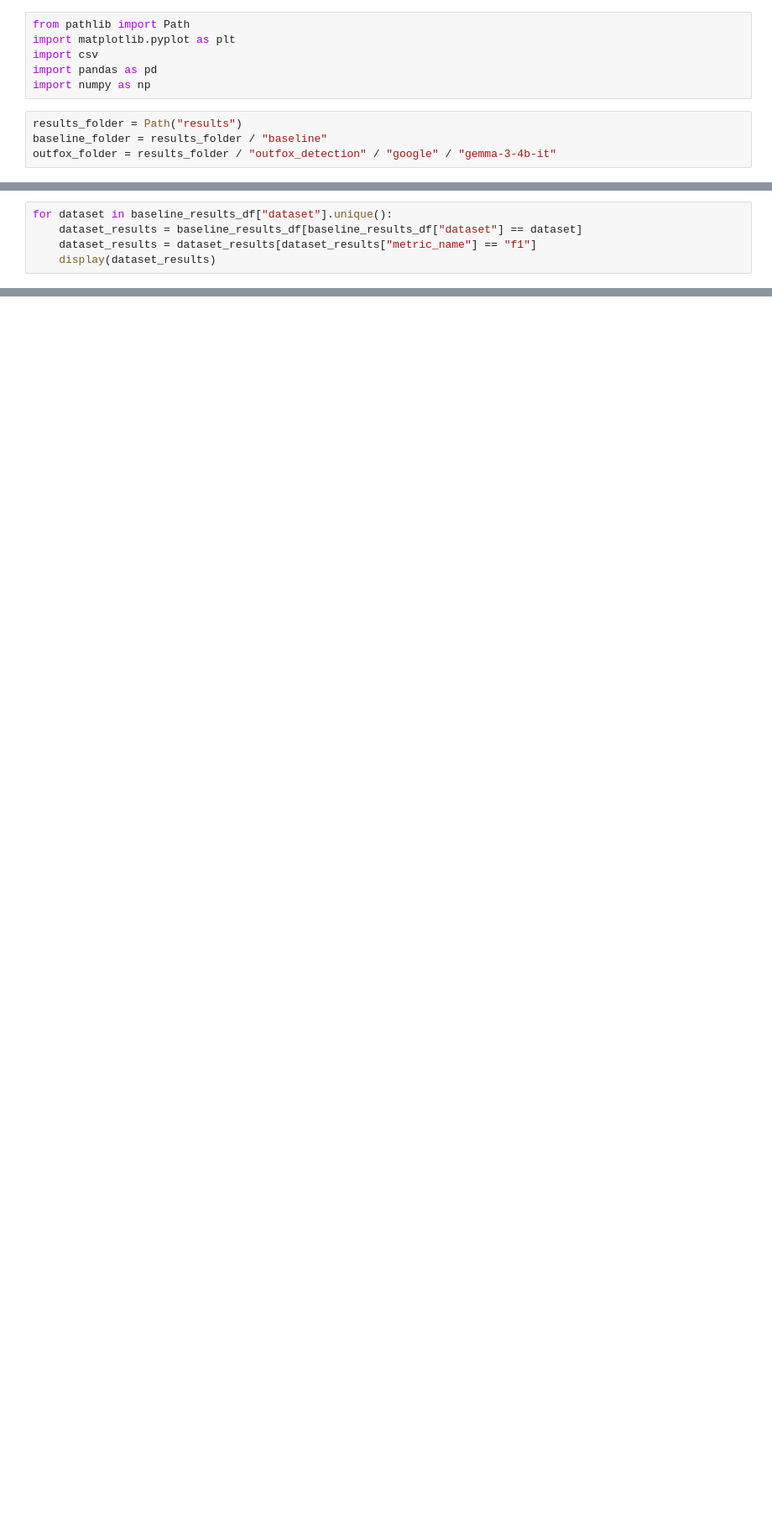
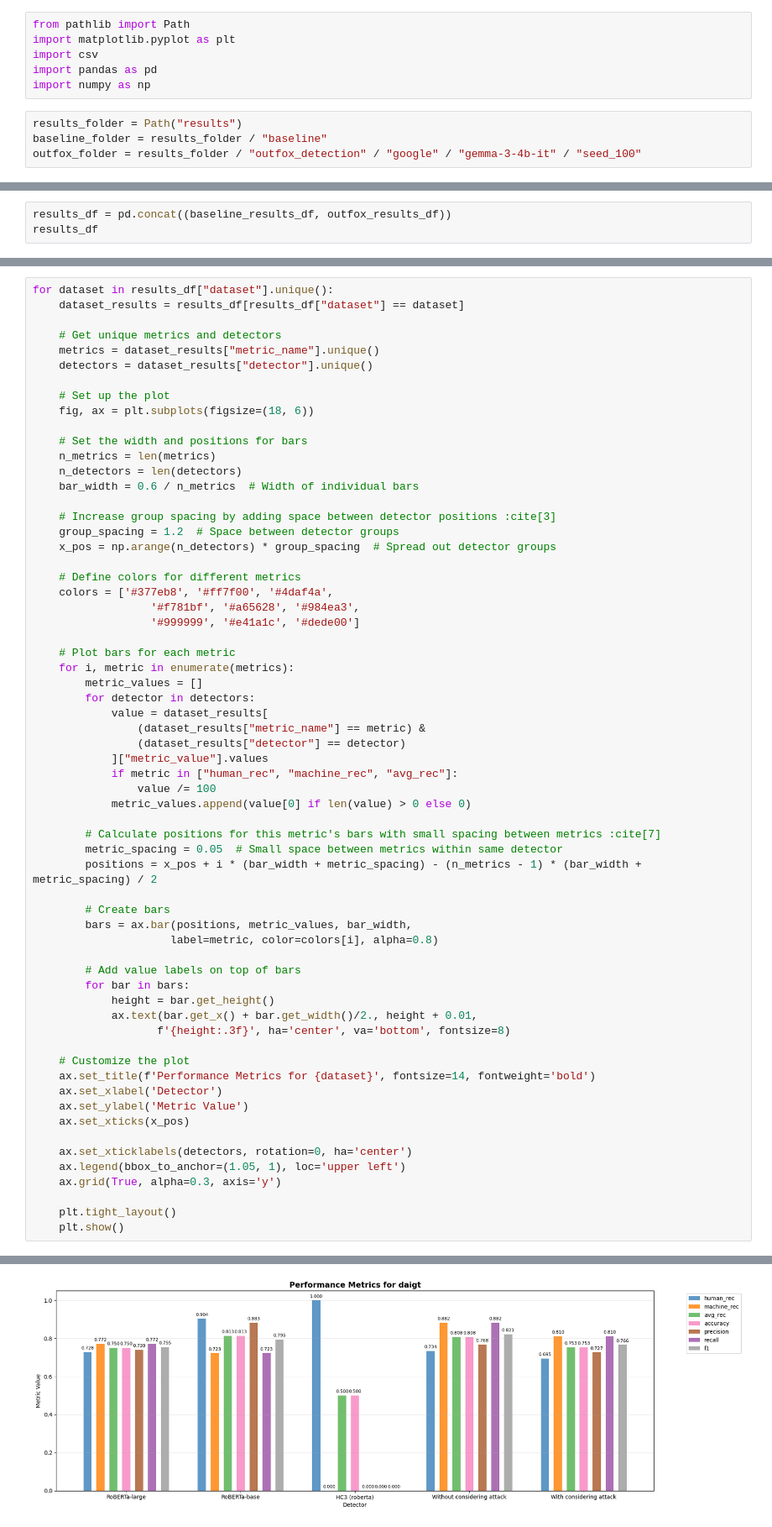
Before and after one commit to juliablbr/outfox, a Jupyter notebook: results.ipynb, the cells around one changed output, grey strips where cells are left out. Shown at 84% size. Cells and saved outputs as stored; diff of their text form; blank space fills up the shorter version.

Commit message:
plot attempt

```diff
--- a/results.ipynb
+++ b/results.ipynb
@@ -7,4 +7,4 @@ import numpy as np
 # %%
 results_folder = Path("results")
 baseline_folder = results_folder / "baseline"
-outfox_folder = results_folder / "outfox_detection" / "google" / "gemma-3-4b-it"
+outfox_folder = results_folder / "outfox_detection" / "google" / "gemma-3-4b-it" / "seed_100"
@@ -39,0 +93,3 @@ baseline_results_df.head(100)
+# %%
+results_df = pd.concat((baseline_results_df, outfox_results_df))
+results_df
@@ -40,6 +110,64 @@ baseline_results_df.head(100)
 # %%
-for dataset in baseline_results_df["dataset"].unique():
-    dataset_results = baseline_results_df[baseline_results_df["dataset"] == dataset]
-    dataset_results = dataset_results[dataset_results["metric_name"] == "f1"]
-    display(dataset_results)
+for dataset in results_df["dataset"].unique():
+    dataset_results = results_df[results_df["dataset"] == dataset]
+
+    # Get unique metrics and detectors
+    metrics = dataset_results["metric_name"].unique()
+    detectors = dataset_results["detector"].unique()
+
+    # Set up the plot
+    fig, ax = plt.subplots(figsize=(18, 6))
+
+    # Set the width and positions for bars
+    n_metrics = len(metrics)
+    n_detectors = len(detectors)
+    bar_width = 0.6 / n_metrics  # Width of individual bars
+
+    # Increase group spacing by adding space between detector positions :cite[3]
+    group_spacing = 1.2  # Space between detector groups
+    x_pos = np.arange(n_detectors) * group_spacing  # Spread out detector groups
+
+    # Define colors for different metrics
+    colors = ['#377eb8', '#ff7f00', '#4daf4a',
+                  '#f781bf', '#a65628', '#984ea3',
+                  '#999999', '#e41a1c', '#dede00']
+
+    # Plot bars for each metric
+    for i, metric in enumerate(metrics):
+        metric_values = []
+        for detector in detectors:
+            value = dataset_results[
+                (dataset_results["metric_name"] == metric) &
+                (dataset_results["detector"] == detector)
+            ]["metric_value"].values
+            if metric in ["human_rec", "machine_rec", "avg_rec"]:
+                value /= 100
+            metric_values.append(value[0] if len(value) > 0 else 0)
+
+        # Calculate positions for this metric's bars with small spacing between metrics :cite[7]
+        metric_spacing = 0.05  # Small space between metrics within same detector
+        positions = x_pos + i * (bar_width + metric_spacing) - (n_metrics - 1) * (bar_width + metric_spacing) / 2
+
+        # Create bars
+        bars = ax.bar(positions, metric_values, bar_width,
+                     label=metric, color=colors[i], alpha=0.8)
+
+        # Add value labels on top of bars
+        for bar in bars:
+            height = bar.get_height()
+            ax.text(bar.get_x() + bar.get_width()/2., height + 0.01,
+                   f'{height:.3f}', ha='center', va='bottom', fontsize=8)
+
+    # Customize the plot
+    ax.set_title(f'Performance Metrics for {dataset}', fontsize=14, fontweight='bold')
+    ax.set_xlabel('Detector')
+    ax.set_ylabel('Metric Value')
+    ax.set_xticks(x_pos)
+
+    ax.set_xticklabels(detectors, rotation=0, ha='center')
+    ax.legend(bbox_to_anchor=(1.05, 1), loc='upper left')
+    ax.grid(True, alpha=0.3, axis='y')
+
+    plt.tight_layout()
+    plt.show()
 # %% [output]
@@ -65,0 +174 @@ for dataset in baseline_results_df["dataset"].unique():
+[figure, added]
```
Also changed, not shown: parts of 6 cells of this notebook.
